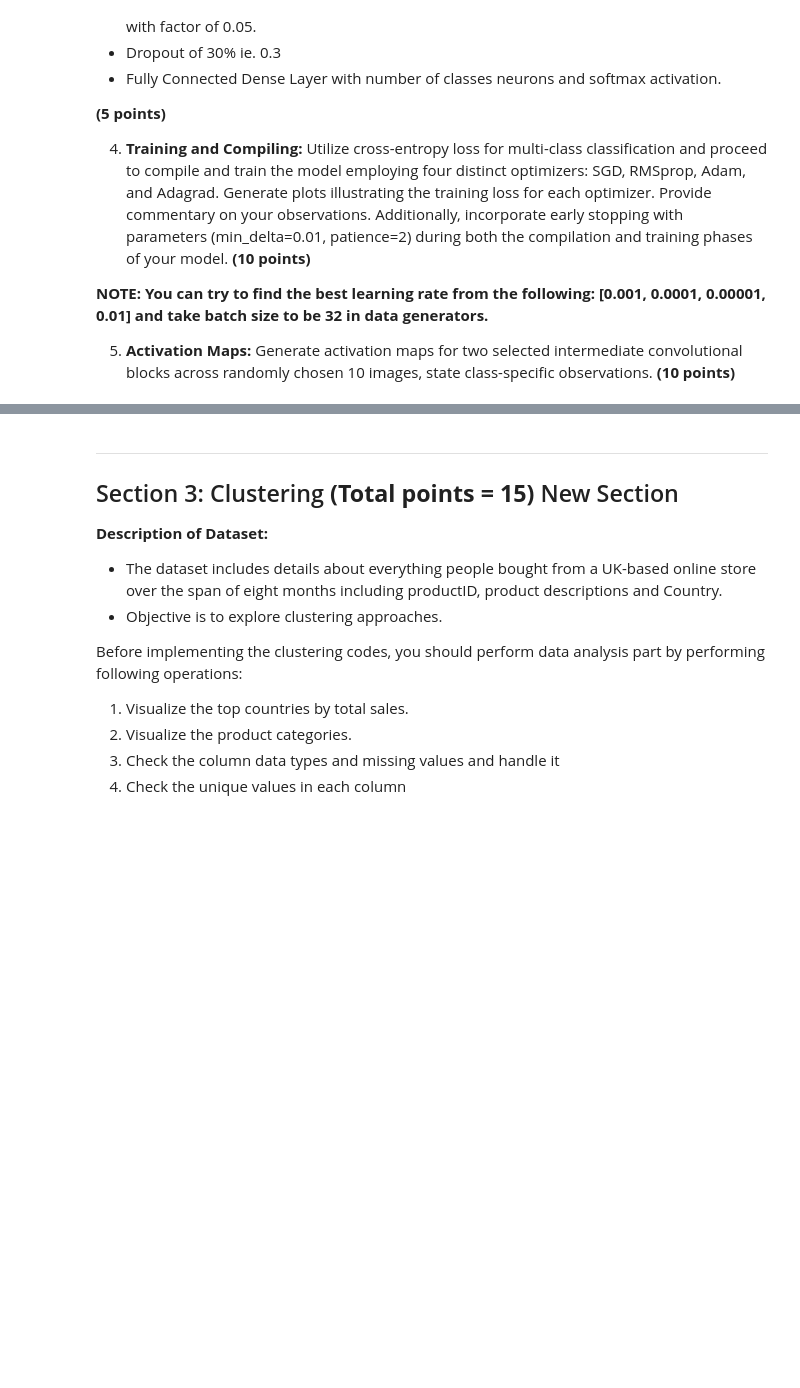
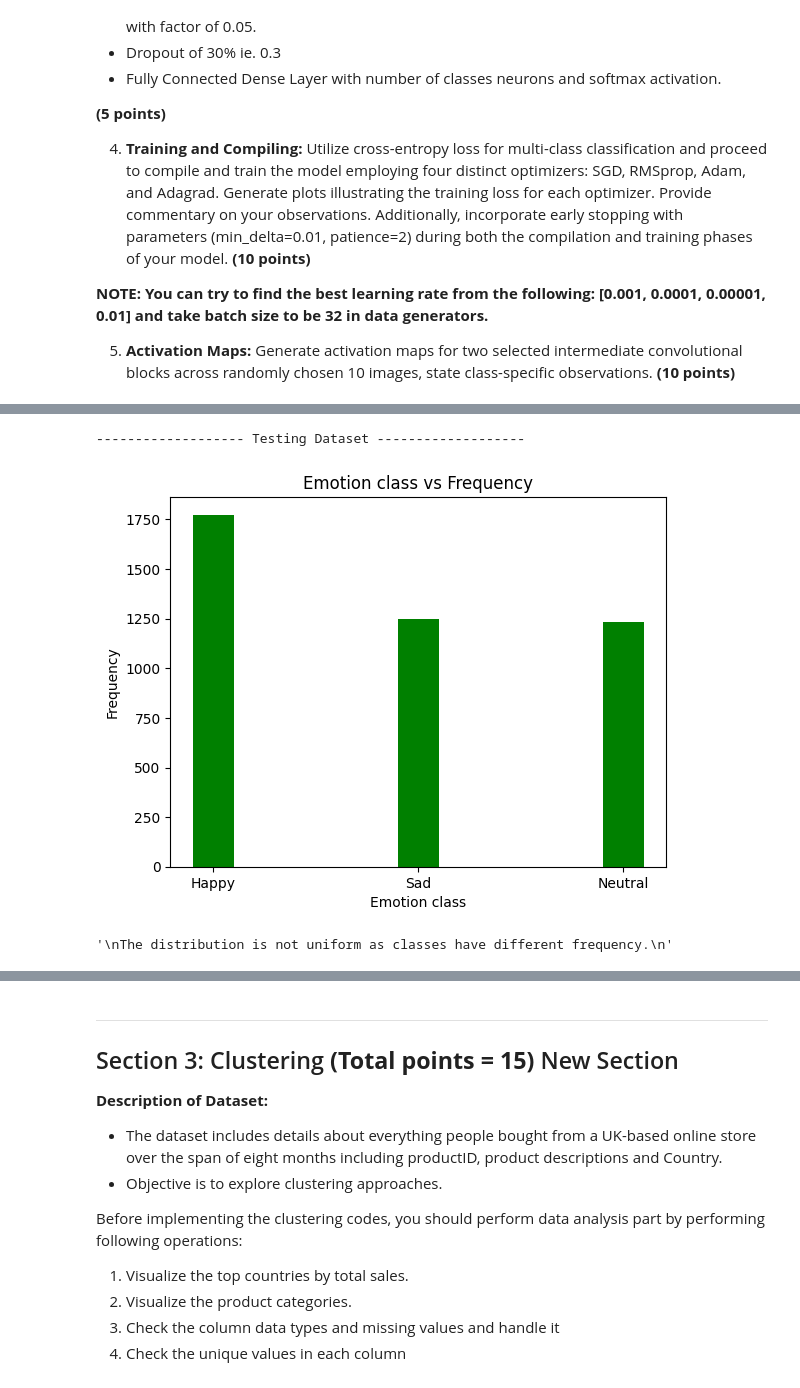
Before and after one commit to Aditya-Y-29/ML-Assignments, a Jupyter notebook: Assignment-3/2020csb1065_Aditya_Lab3.ipynb, the cells around one changed output, grey strips where cells are left out. Cells and saved outputs as stored; diff of their text form; code cells hidden in the pictures; blank space fills up the shorter version.

```diff
--- a/Assignment-3/2020csb1065_Aditya_Lab3.ipynb
+++ b/Assignment-3/2020csb1065_Aditya_Lab3.ipynb
@@ -480,0 +506,8 @@ Section 2:    Multi-class classification
+# %%
+# Testing iamges distribution
+num_happy_testing_images =  len(os.listdir(test_happy_images_file_path))
+num_sad_testing_images = len(os.listdir(test_sad_images_file_path))
+num_neutral_testing_images  = len(os.listdir(test_neutral_images_file_path))
+print("Number of testing images depicting happy faces:", num_happy_testing_images)
+print("Number of testing images depicting sad faces:", num_sad_testing_images)
+print("Number of testing images depicting neutral faces:", num_neutral_testing_images)
@@ -480,0 +565,12 @@ Section 2:    Multi-class classification
+# %%
+print("------------------- Testing Dataset -------------------")
+plot_distribution(emotion_classes, testing_emotion_class_frequency)
+# %% [output]
+------------------- Testing Dataset -------------------
+[figure, added]
+# %%
+'''
+The distribution is not uniform as classes have different frequency.
+'''
+# %% [output]
+'\nThe distribution is not uniform as classes have different frequency.\n'
```
Also changed, not shown: parts of 24 cells of this notebook.
